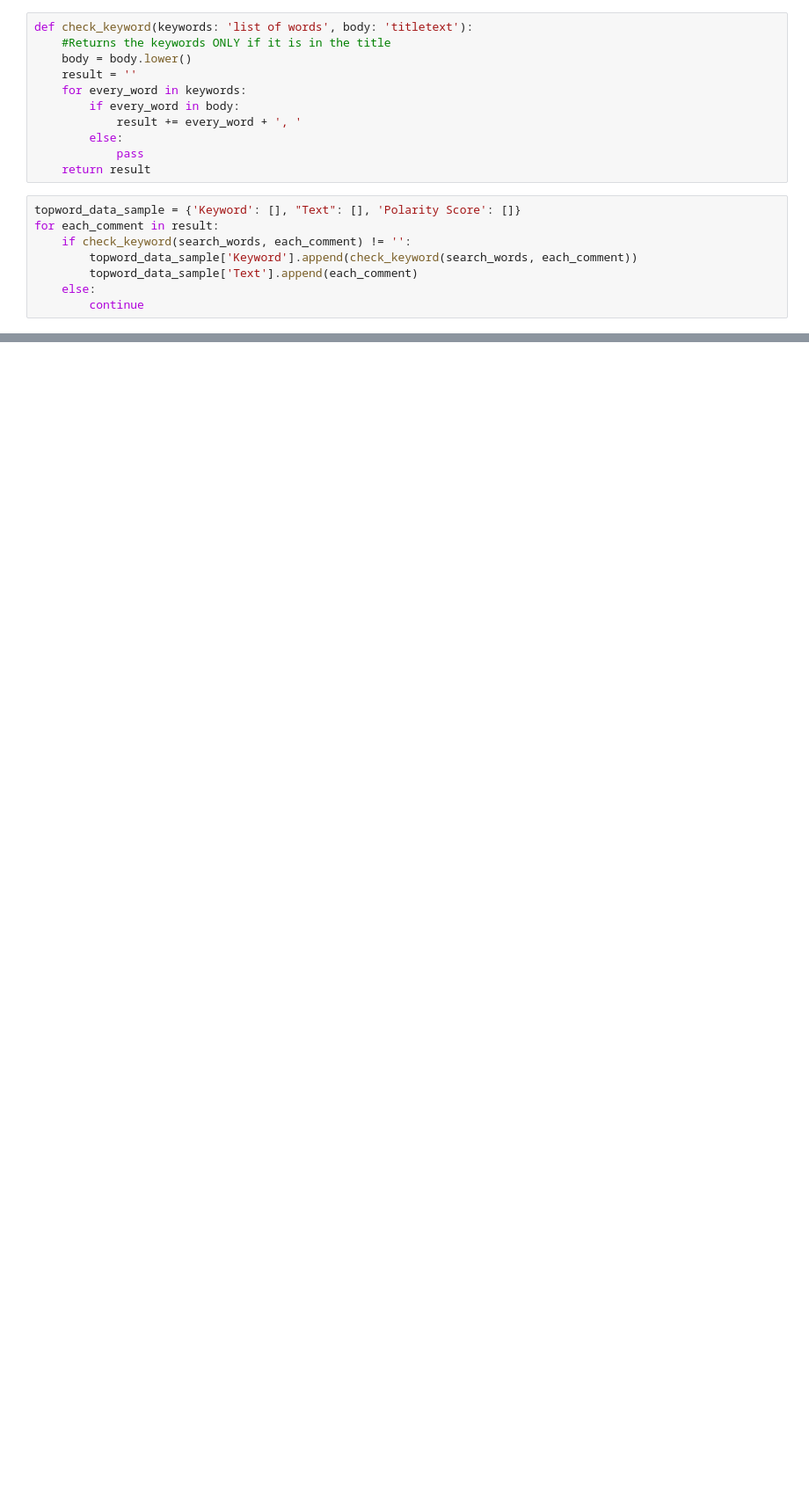
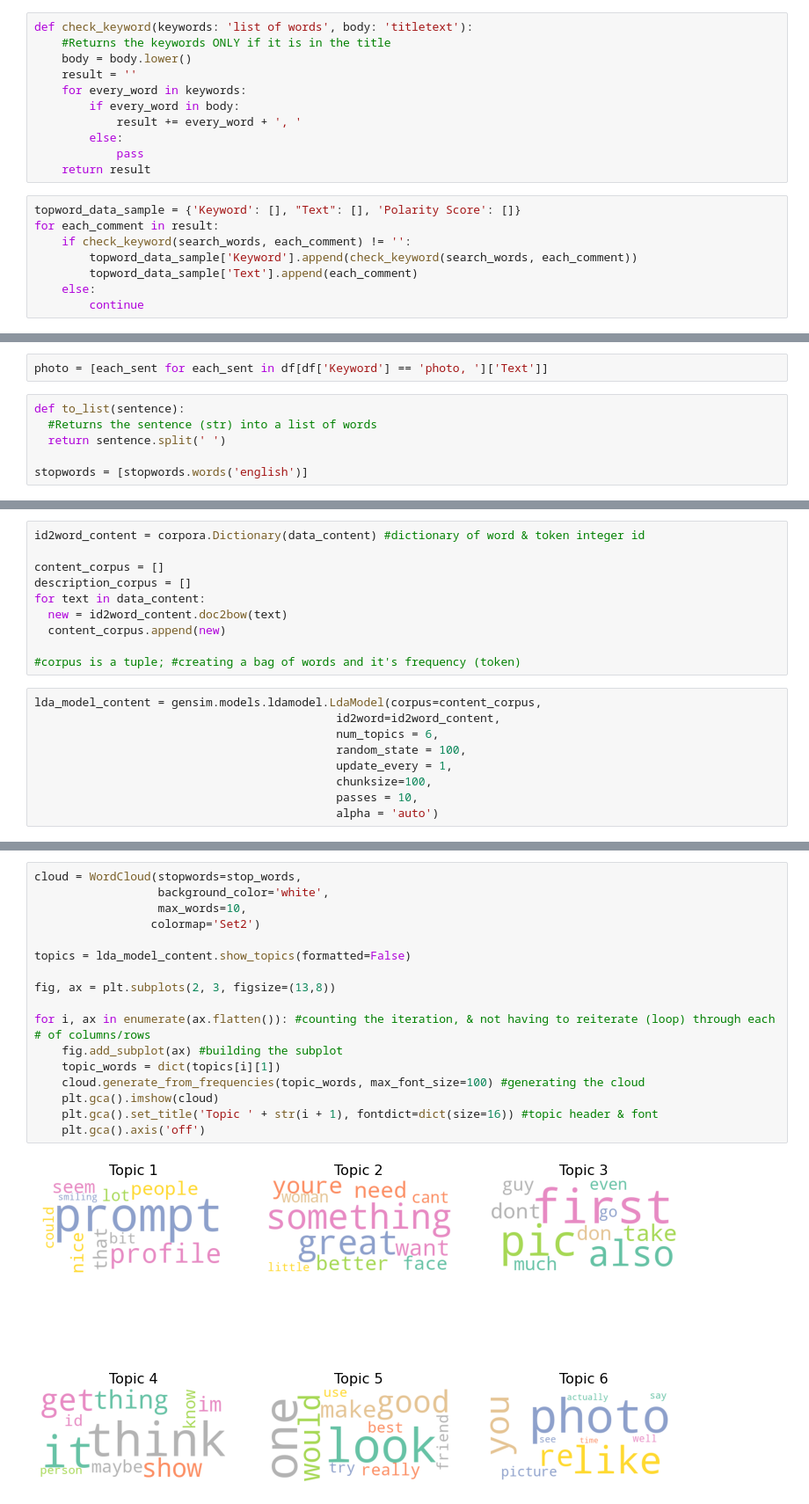
Before and after one commit to taihara1/stc510, a Jupyter notebook: Exploring Dating Advice Using Sentiment Analysis.ipynb, the cells around one changed output, grey strips where cells are left out. Shown at 88% size. Cells and saved outputs as stored; diff of their text form; blank space fills up the shorter version.

```diff
--- a/Exploring Dating Advice Using Sentiment Analysis.ipynb
+++ b/Exploring Dating Advice Using Sentiment Analysis.ipynb
@@ -303,0 +207,8 @@ measure_post
+# %%
+photo = [each_sent for each_sent in df[df['Keyword'] == 'photo, ']['Text']]
+# %%
+def to_list(sentence):
+  #Returns the sentence (str) into a list of words
+  return sentence.split(' ')
+
+stopwords = [stopwords.words('english')]
@@ -303,0 +243,19 @@ measure_post
+# %%
+id2word_content = corpora.Dictionary(data_content) #dictionary of word & token integer id
+
+content_corpus = []
+description_corpus = []
+for text in data_content:
+  new = id2word_content.doc2bow(text)
+  content_corpus.append(new)
+
+#corpus is a tuple; #creating a bag of words and it's frequency (token)
+# %%
+lda_model_content = gensim.models.ldamodel.LdaModel(corpus=content_corpus,
+                                            id2word=id2word_content,
+                                            num_topics = 6,
+                                            random_state = 100,
+                                            update_every = 1,
+                                            chunksize=100,
+                                            passes = 10,
+                                            alpha = 'auto')
@@ -303,0 +266,19 @@ measure_post
+# %%
+cloud = WordCloud(stopwords=stop_words,
+                  background_color='white',
+                  max_words=10,
+                 colormap='Set2')
+
+topics = lda_model_content.show_topics(formatted=False)
+
+fig, ax = plt.subplots(2, 3, figsize=(13,8))
+
+for i, ax in enumerate(ax.flatten()): #counting the iteration, & not having to reiterate (loop) through each # of columns/rows
+    fig.add_subplot(ax) #building the subplot
+    topic_words = dict(topics[i][1])
+    cloud.generate_from_frequencies(topic_words, max_font_size=100) #generating the cloud
+    plt.gca().imshow(cloud)
+    plt.gca().set_title('Topic ' + str(i + 1), fontdict=dict(size=16)) #topic header & font
+    plt.gca().axis('off')
+# %% [output]
+[figure, added]
```
Also changed, not shown: parts of 49 cells of this notebook.
